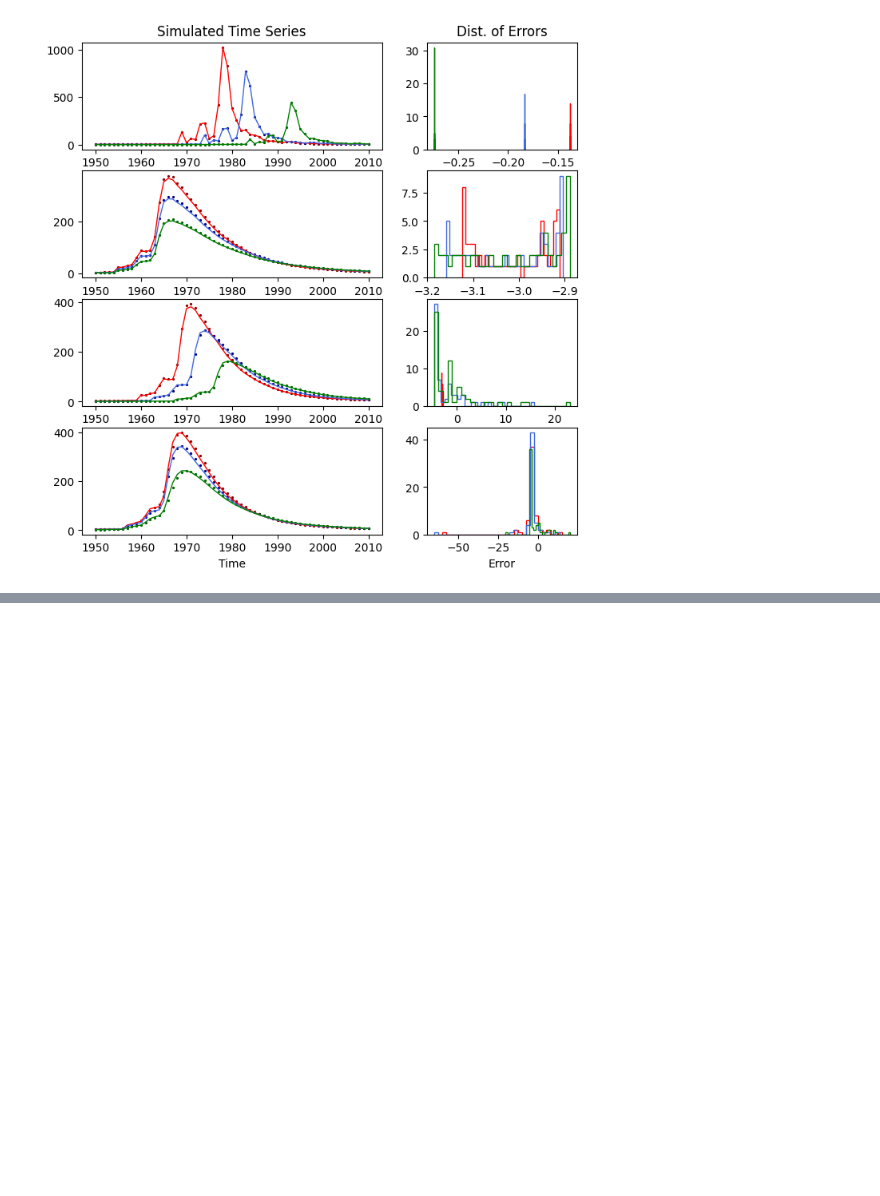
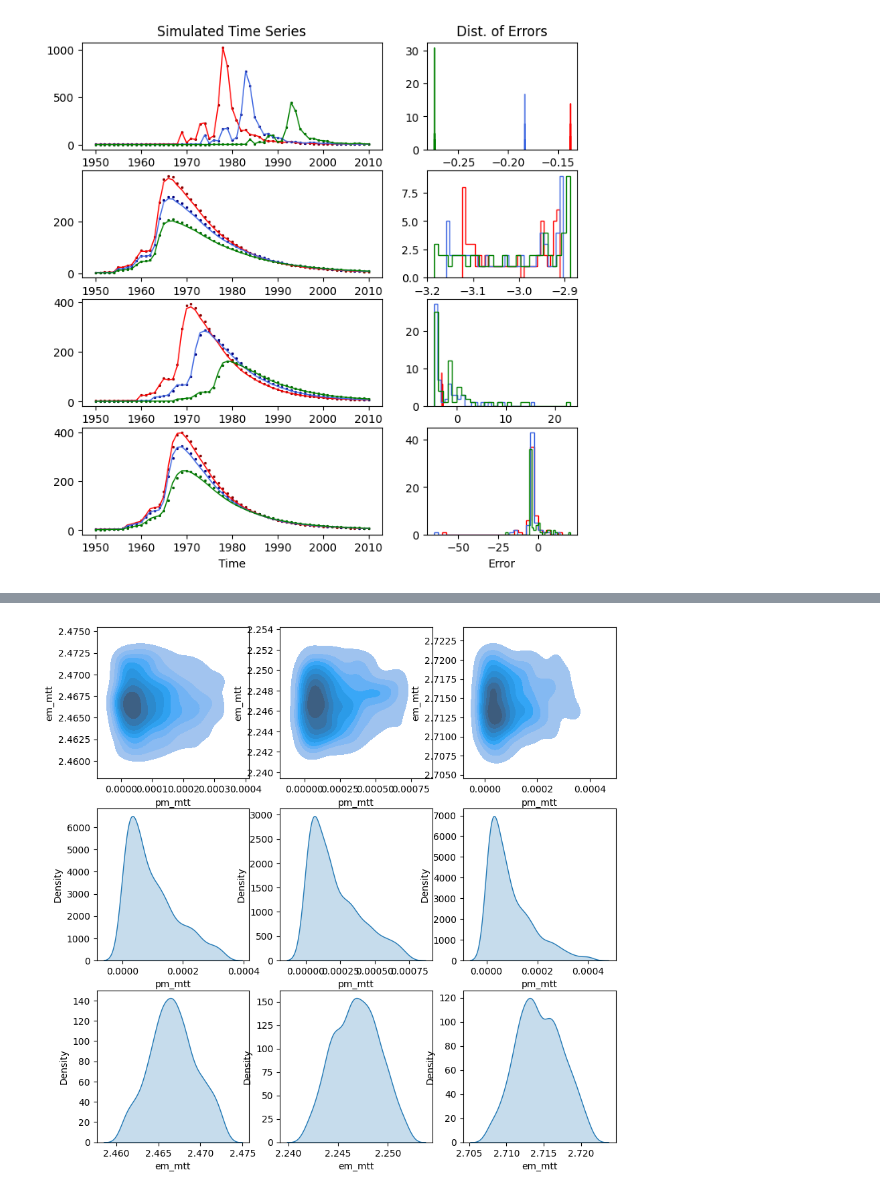
Before and after one commit to iGW-TU-Dresden/PyTracerLab, a Jupyter notebook: docs/examples/example_07.ipynb, the cells around one changed output, grey strips where cells are left out. Saved outputs shown, nothing was run; the diff lists cells and outputs as text; code cells hidden in the pictures; blank space fills up the shorter version.

```diff
--- a/docs/examples/example_07.ipynb
+++ b/docs/examples/example_07.ipynb
@@ -758,0 +975,52 @@ for i in range(4):
+# %%
+df1 = pd.DataFrame(
+    {"pm_mtt": res_1["samples"][::50, 0], "em_mtt": res_1["samples"][::50, 1]}
+)
+
+df2 = pd.DataFrame(
+    {"pm_mtt": res_2["samples"][::50, 0], "em_mtt": res_2["samples"][::50, 1]}
+)
+
+df3 = pd.DataFrame(
+    {"pm_mtt": res_3["samples"][::50, 0], "em_mtt": res_3["samples"][::50, 1]}
+)
+
+dfs = [df1, df2, df3]
+
+fig, ax = plt.subplots(
+    3, 3,
+    figsize=(10, 10)
+)
+
+for i in range(3):
+    df = dfs[i]
+
+    # filter out values that are more than 2 standard deviations from the mean
+    df = df[(df["pm_mtt"] < df["pm_mtt"].mean() + 2 * df["pm_mtt"].std()) & (df["pm_mtt"] > df["pm_mtt"].mean() - 2 * df["pm_mtt"].std())]
+    df = df[(df["em_mtt"] < df["em_mtt"].mean() + 2 * df["em_mtt"].std()) & (df["em_mtt"] > df["em_mtt"].mean() - 2 * df["em_mtt"].std())]
+
+    # plot joint kde in row 0
+    sns.kdeplot(
+        df,
+        x="pm_mtt",
+        y="em_mtt",
+        ax=ax[0, i],
+        fill=True
+    )
+
+    # plot marginal kde in rows 1 and 2
+    sns.kdeplot(
+        df,
+        x="pm_mtt",
+        ax=ax[1, i],
+        fill=True
+    )
+
+    sns.kdeplot(
+        df,
+        x="em_mtt",
+        ax=ax[2, i],
+        fill=True
+    )
+# %% [output]
+[figure, added]
```
Also changed, not shown: parts of 15 cells of this notebook, 1 other file.
